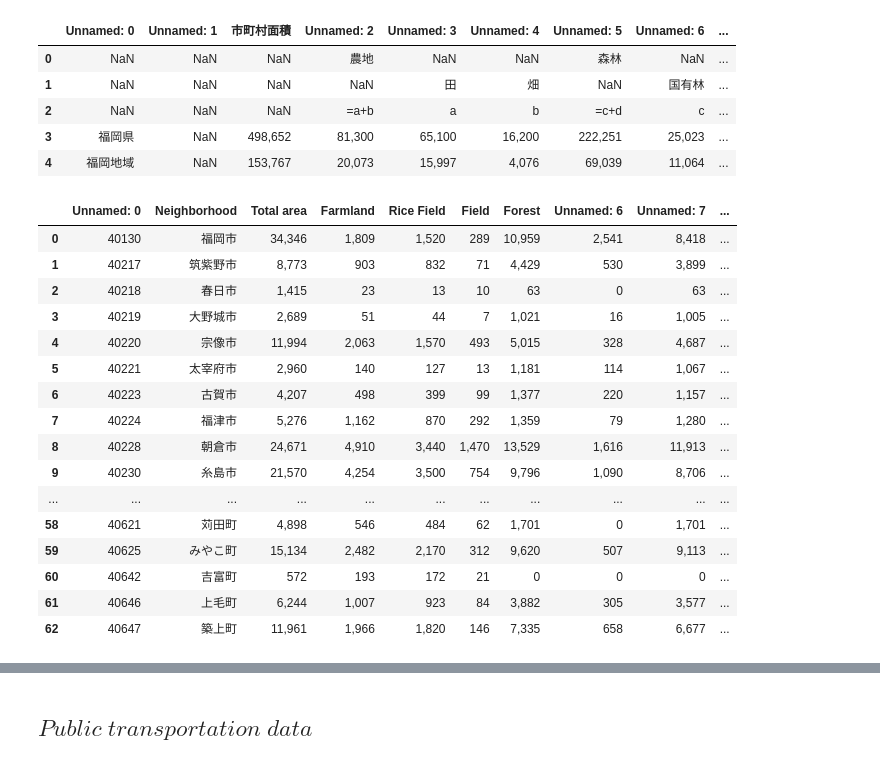
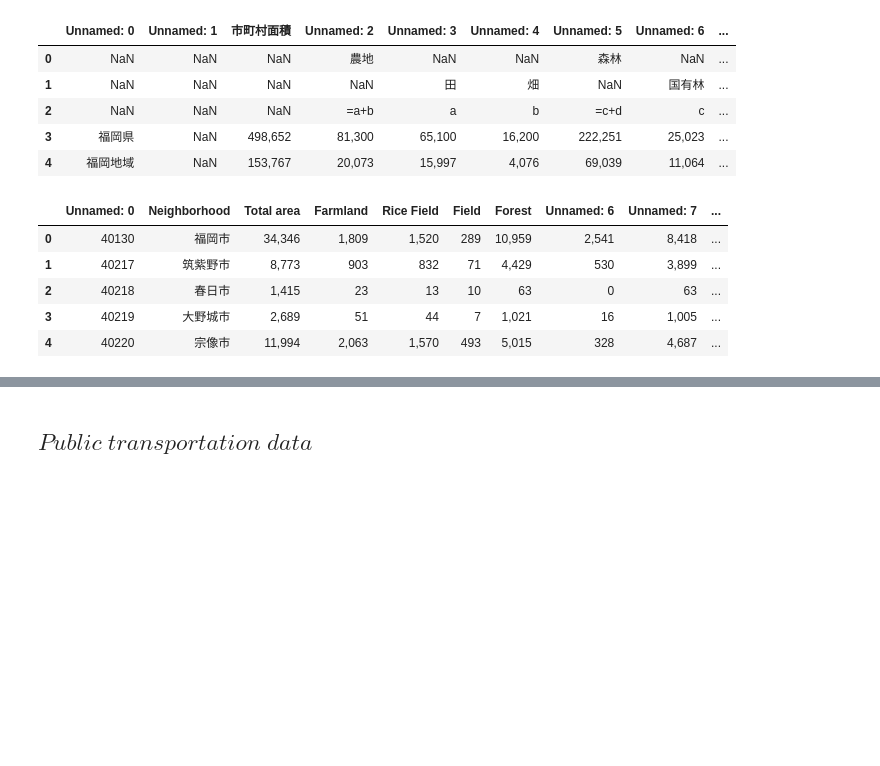
Before and after one commit to YukiFujimaru/Cousera-Capstone-project, a Jupyter notebook: Capstone project final assignment.ipynb, the cells around one changed output, grey strips where cells are left out. Cells and saved outputs as stored; diff of their text form; code cells hidden in the pictures; blank space fills up the shorter version.

```diff
--- a/Capstone project final assignment.ipynb
+++ b/Capstone project final assignment.ipynb
@@ -361,25 +422,14 @@ dfl_arranging2=dfl_arranging.rename(columns={'Unnamed: 1':'Neighborhood','市町
 # %%
 de=range(5)
 for i in de:
  dfl_arranging3=dfl_arranging2.drop(de).reset_index(drop=True)
-dfl_arranging3
+dfl_arranging3.head()
 # %% [output]
 |  | Unnamed: 0 | Neighborhood | Total area | Farmland | Rice Field | Field | Forest | Unnamed: 6 | Unnamed: 7 | ... |
 | 0 | 40130 | 福岡市 | 34,346 | 1,809 | 1,520 | 289 | 10,959 | 2,541 | 8,418 | ... |
 | 1 | 40217 | 筑紫野市 | 8,773 | 903 | 832 | 71 | 4,429 | 530 | 3,899 | ... |
 | 2 | 40218 | 春日市 | 1,415 | 23 | 13 | 10 | 63 | 0 | 63 | ... |
 | 3 | 40219 | 大野城市 | 2,689 | 51 | 44 | 7 | 1,021 | 16 | 1,005 | ... |
 | 4 | 40220 | 宗像市 | 11,994 | 2,063 | 1,570 | 493 | 5,015 | 328 | 4,687 | ... |
-| 5 | 40221 | 太宰府市 | 2,960 | 140 | 127 | 13 | 1,181 | 114 | 1,067 | ... |
-| 6 | 40223 | 古賀市 | 4,207 | 498 | 399 | 99 | 1,377 | 220 | 1,157 | ... |
-| 7 | 40224 | 福津市 | 5,276 | 1,162 | 870 | 292 | 1,359 | 79 | 1,280 | ... |
-| 8 | 40228 | 朝倉市 | 24,671 | 4,910 | 3,440 | 1,470 | 13,529 | 1,616 | 11,913 | ... |
-| 9 | 40230 | 糸島市 | 21,570 | 4,254 | 3,500 | 754 | 9,796 | 1,090 | 8,706 | ... |
-| ... | ... | ... | ... | ... | ... | ... | ... | ... | ... | ... |
-| 58 | 40621 | 苅田町 | 4,898 | 546 | 484 | 62 | 1,701 | 0 | 1,701 | ... |
-| 59 | 40625 | みやこ町 | 15,134 | 2,482 | 2,170 | 312 | 9,620 | 507 | 9,113 | ... |
-| 60 | 40642 | 吉富町 | 572 | 193 | 172 | 21 | 0 | 0 | 0 | ... |
-| 61 | 40646 | 上毛町 | 6,244 | 1,007 | 923 | 84 | 3,882 | 305 | 3,577 | ... |
-| 62 | 40647 | 築上町 | 11,961 | 1,966 | 1,820 | 146 | 7,335 | 658 | 6,677 | ... |
 # %%
 dfl_arranging4=dfl_arranging3.drop(['Unnamed: 0','Unnamed: 6','Unnamed: 7','Unnamed: 8','Unnamed: 12','Unnamed: 16','Unnamed: 19','Unnamed: 20'],axis=1)
```
Also changed, not shown: parts of 65 cells of this notebook.
